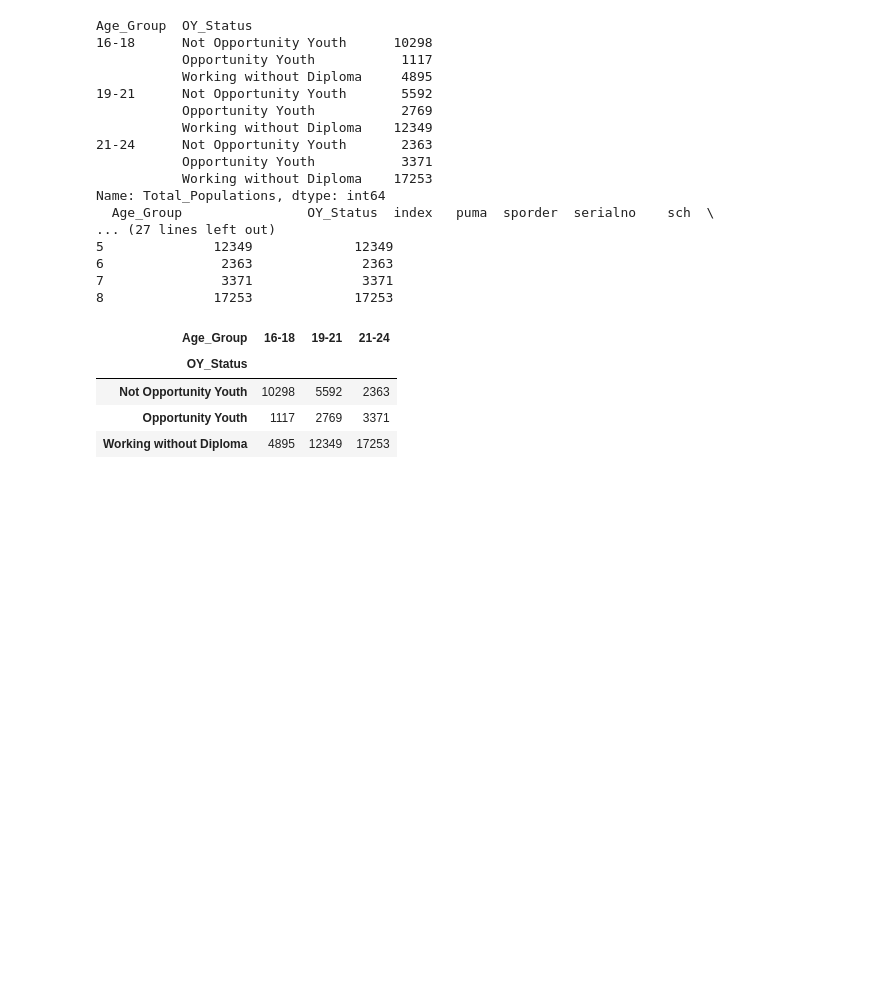
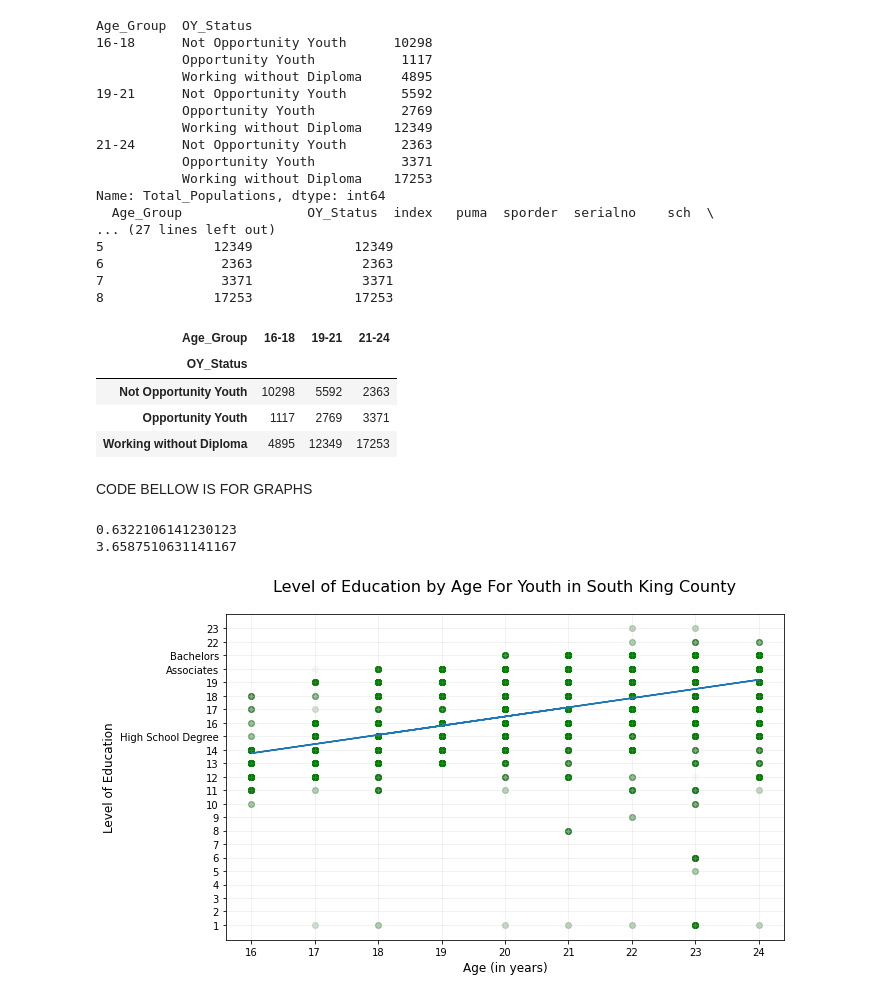
Before and after one commit to ghPRao/Opportunity-Youth, a Jupyter notebook: Will_Clean_Room.ipynb, the cells around one changed output. Drawn from its saved outputs; the diff is of its cells as text; code cells hidden in the pictures; blank space fills up the shorter version.

Commit message:
Cleaned my room. Finished charts code and pngs

```diff
--- a/Will_Clean_Room.ipynb
+++ b/Will_Clean_Room.ipynb
@@ -217,3 +222,40 @@ oy_piv
 | Not Opportunity Youth | 10298 | 5592 | 2363 |
 | Opportunity Youth | 1117 | 2769 | 3371 |
 | Working without Diploma | 4895 | 12349 | 17253 |
+# %% [markdown]
+CODE BELLOW IS FOR GRAPHS
+# %%
+#Sets up a new dataframe to draw our graphs drom
+df_chart = df_dup2
+df_chart['schl'] = df_chart['schl'].astype(float)
+#
+#Creates a dataframe of df_dup2 that is only Opportunity Youth
+oy_chart = df_dup2.loc[df_dup2["Is_OY"] == "Opportunity Youth"]
+#Creates a dataframe of df_dp2 that is everyone not an Opportunity You
+noy_chart = df_dup2.loc[df_dup2["Is_OY"] == "Not Opportunity Youth"]
+# %%
+#Builds, labels, titles, the scatter
+fig, ax = plt.subplots(figsize=(10, 6))
+ax_scatter = plt.scatter(df_dup2.agep, df_dup2.schl, alpha=.01, c='green')
+plt.title('Level of Education by Age For Youth in South King County', fontsize=16, y=1.05)
+plt.xlabel('Age (in years)', fontsize=12)
+plt.ylabel('Level of Education', fontsize=12)
+plt.yticks([1, 2, 3, 4, 5, 6, 7, 8, 9, 10, 11, 12, 13, 14, 15, 16, 17, 18, 19, 20, 21, 22, 23], [1, 2, 3, 4, 5, 6, 7, 8, 9, 10, 11, 12, 13, 14, 'High School Degree',16, 17, 18, 19, 'Associates', 'Bachelors', 22, 23])
+plt.grid(alpha=.2)
+plt.savefig('project_one_scatter_all.png', dpi=300, bbox_inches='tight')
+#best fit line
+plt.plot(noy_chart.agep, np.poly1d(np.polyfit(noy_chart.agep, noy_chart.schl, 1))(noy_chart.agep))
+#Finding best fit M and B
+acx = df_dup2.agep
+acy = df_dup2.schl
+acy.to_numpy(dtype="float32")
+acx.to_numpy(dtype="float32")
+m, b = np.polyfit(acx, acy, 1)
+#Prints m, then b, then plots the graph
+print(m)
+print(b)
+plt.show()
+# %% [output]
+0.6322106141230123
+3.6587510631141167
+[figure, added]
```
Also changed, not shown: parts of 10 cells of this notebook, 3 other files.
